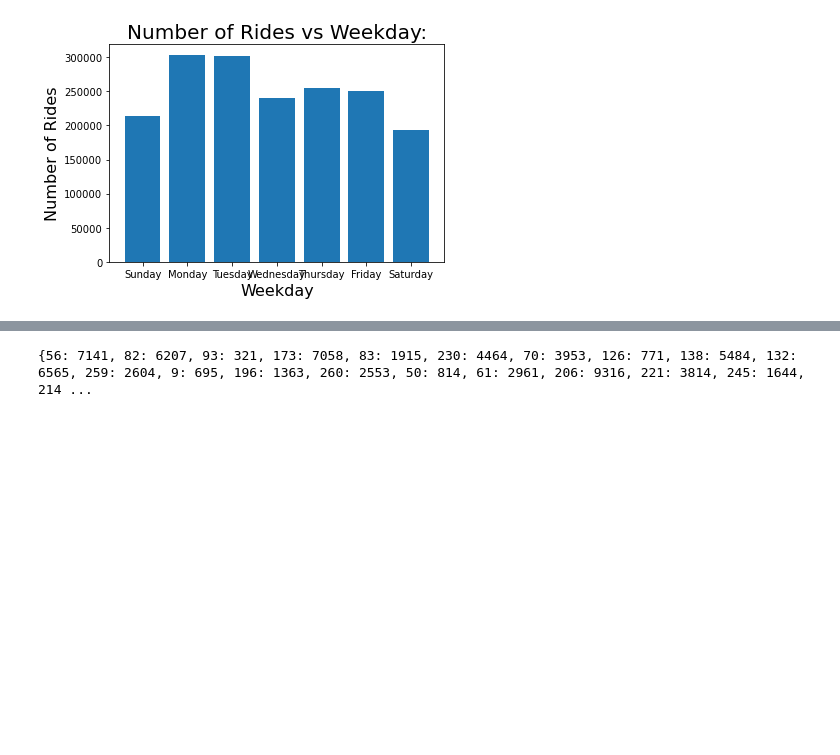
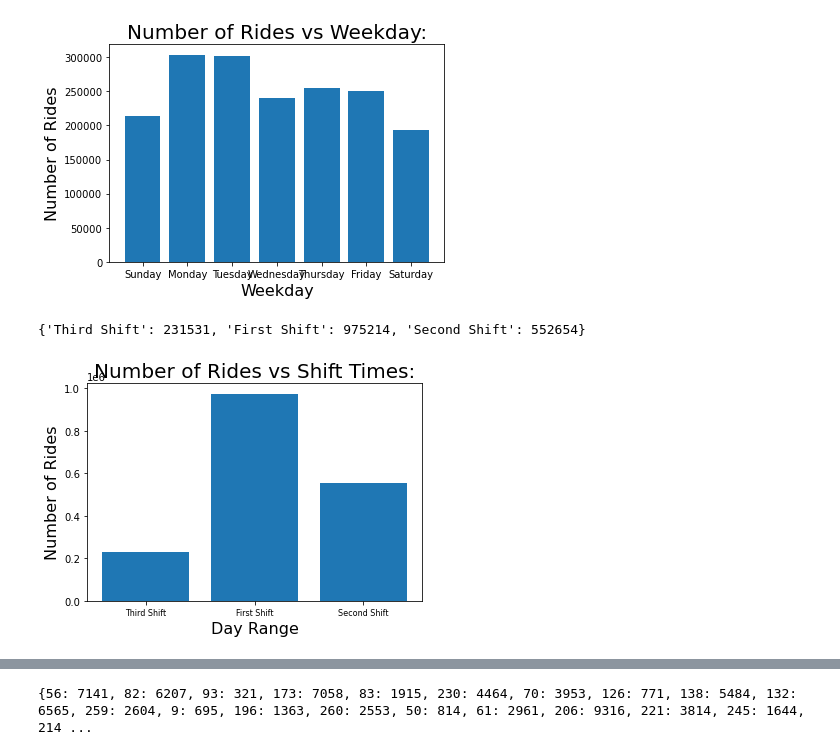
Before and after one commit to maikevin/Taxi_Data_Science_Project, a Jupyter notebook: Taxi.ipynb, the cells around one changed output, grey strips where cells are left out. Cells and saved outputs as stored; diff of their text form; code cells hidden in the pictures; blank space fills up the shorter version.

```diff
--- a/Taxi.ipynb
+++ b/Taxi.ipynb
@@ -243,3 +249,41 @@ graphWeekday(fhv_data.pickup_weekday)
 # %% [output]
 {'Sunday': 213480, 'Monday': 303794, 'Tuesday': 302389, 'Wednesday': 239799, 'Thursday': 254842, 'Friday': 251131, 'Saturday': 193964}
 [figure]
+# %%
+#
+def graphShiftTimes(column):
+    MinutesDictionary = {}
+    typeOfShiftArray = []
+    def convertIntoRanges(time):
+
+        if time >= 7 and time <= 15:
+            typeOfShift = 'First Shift'
+            typeOfShiftArray.append(typeOfShift)
+
+        elif time <= 23 and time >= 15:
+            typeOfShift = 'Second Shift'
+            typeOfShiftArray.append(typeOfShift)
+
+        elif time <= 7:
+            typeOfShift = 'Third Shift'
+            typeOfShiftArray.append(typeOfShift)
+
+    for time in column:
+        convertIntoRanges(time)
+    for typeOfShift in typeOfShiftArray:
+        if typeOfShift not in MinutesDictionary:
+            MinutesDictionary[typeOfShift] = 1
+        else:
+            MinutesDictionary[typeOfShift] += 1
+    print(MinutesDictionary)
+    plt.bar(*zip(*MinutesDictionary.items()))
+    plt.title('Number of Rides vs Shift Times:', fontsize=20)
+    plt.xlabel('Day Range', fontsize=16)
+    plt.ylabel('Number of Rides', fontsize=16)
+    plt.rc('xtick',labelsize=8)
+    plt.show()
+
+graphShiftTimes(fhv_data.dropoff_hour)
+# %% [output]
+{'Third Shift': 231531, 'First Shift': 975214, 'Second Shift': 552654}
+[figure, added]
```
Also changed, not shown: parts of 7 cells of this notebook.
